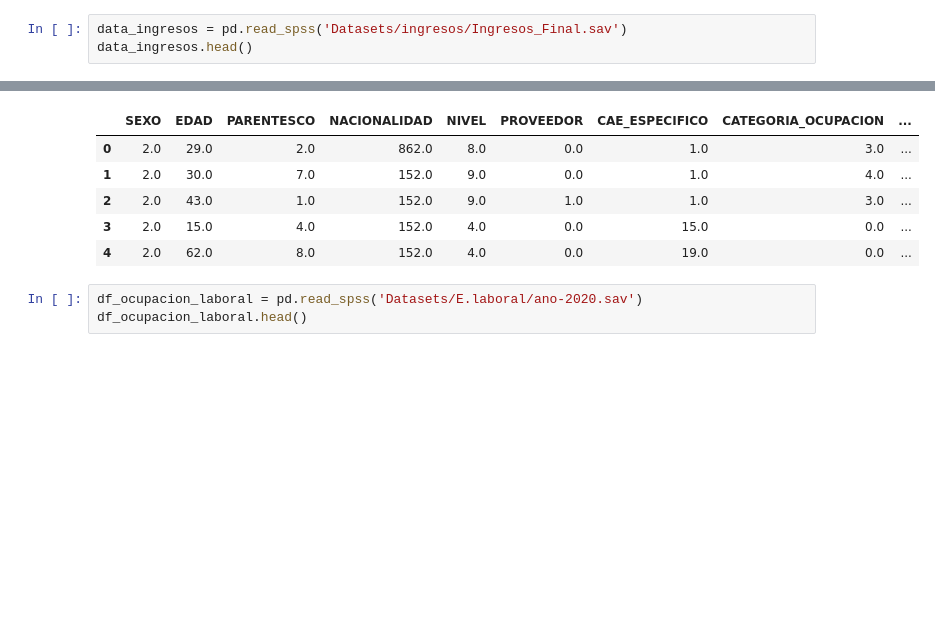
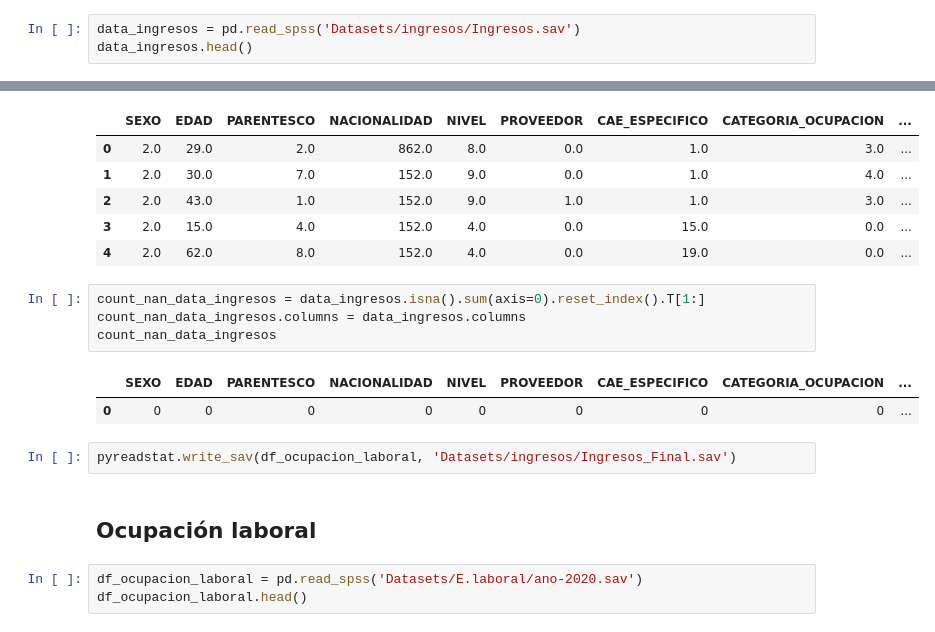
Before and after one commit to LunaGarces/Proyecto_Intro_Cn_Datos, a Jupyter notebook: proyecto.ipynb, the cells around one changed output, grey strips where cells are left out. Cells and saved outputs as stored; diff of their text form; blank space fills up the shorter version.

Commit message:
Actualización dataset VIF

```diff
--- a/proyecto.ipynb
+++ b/proyecto.ipynb
@@ -945,5 +1012,5 @@ count_nan_data_vif.to_excel("nan.xlsx")
 # %% [markdown]
 ## Ingresos
 # %%
-data_ingresos = pd.read_spss('Datasets/ingresos/Ingresos_Final.sav')
+data_ingresos = pd.read_spss('Datasets/ingresos/Ingresos.sav')
 data_ingresos.head()
@@ -1008,6 +1082,17 @@ data_ingresos.head()
 | 2 | 2.0 | 43.0 | 1.0 | 152.0 | 9.0 | 1.0 | 1.0 | 3.0 | ... |
 | 3 | 2.0 | 15.0 | 4.0 | 152.0 | 4.0 | 0.0 | 15.0 | 0.0 | ... |
 | 4 | 2.0 | 62.0 | 8.0 | 152.0 | 4.0 | 0.0 | 19.0 | 0.0 | ... |
+# %%
+count_nan_data_ingresos = data_ingresos.isna().sum(axis=0).reset_index().T[1:]
+count_nan_data_ingresos.columns = data_ingresos.columns
+count_nan_data_ingresos
+# %% [output]
+|  | SEXO | EDAD | PARENTESCO | NACIONALIDAD | NIVEL | PROVEEDOR | CAE_ESPECIFICO | CATEGORIA_OCUPACION | ... |
+| 0 | 0 | 0 | 0 | 0 | 0 | 0 | 0 | 0 | ... |
+# %%
+pyreadstat.write_sav(df_ocupacion_laboral, 'Datasets/ingresos/Ingresos_Final.sav')
+# %% [markdown]
+## Ocupación laboral
 # %%
 df_ocupacion_laboral = pd.read_spss('Datasets/E.laboral/ano-2020.sav')
 df_ocupacion_laboral.head()
```
Also changed, not shown: parts of 19 cells of this notebook.
